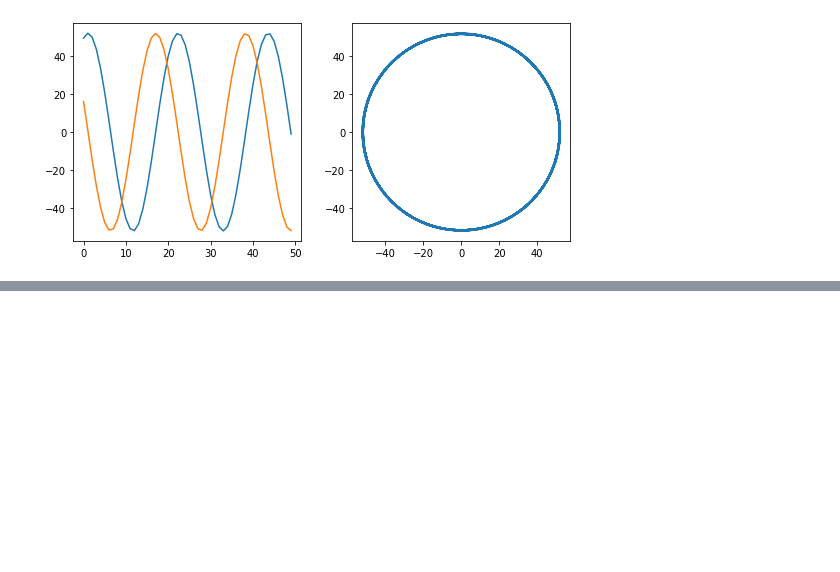
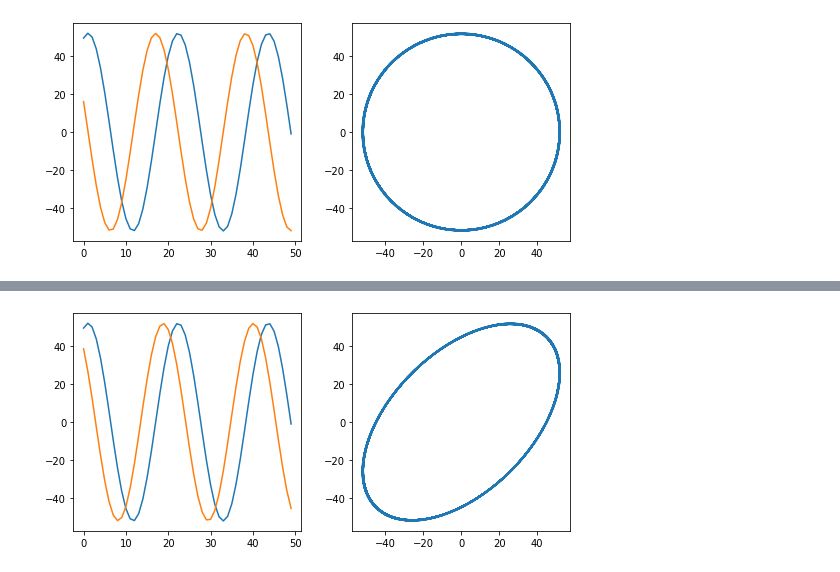
Before and after one commit to chuckedfromspace/pythonize, a Jupyter notebook: pythonize/ml/md_p1.ipynb, the cells around one changed output, grey strips where cells are left out. Cells and saved outputs as stored; diff of their text form; code cells hidden in the pictures; blank space fills up the shorter version.

```diff
--- a/pythonize/ml/md_p1.ipynb
+++ b/pythonize/ml/md_p1.ipynb
@@ -161,0 +193,9 @@ plt.show()
+# %%
+_, ax = plt.subplots(1, 2, figsize=(9, 4))
+ax[0].plot(proj_coeffs[0, 100:150])
+ax[0].plot(proj_coeffs_1[1, 100:150])
+ax[1].plot(proj_coeffs[0, :], proj_coeffs_1[1, :])
+ax[1].set_aspect(1)
+plt.show()
+# %% [output]
+[figure, added]
```
Also changed, not shown: parts of 5 cells of this notebook.
